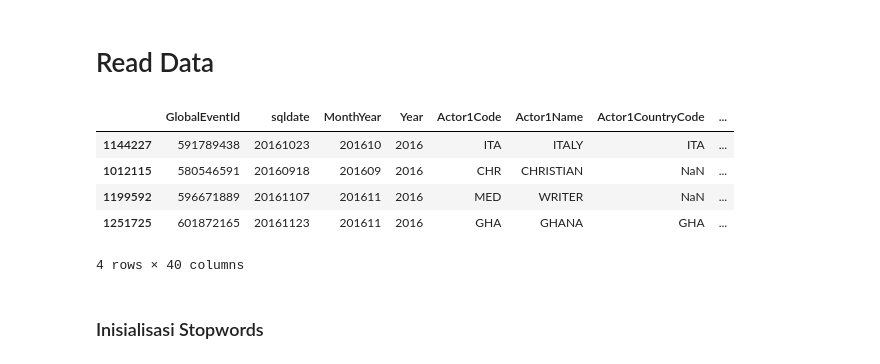
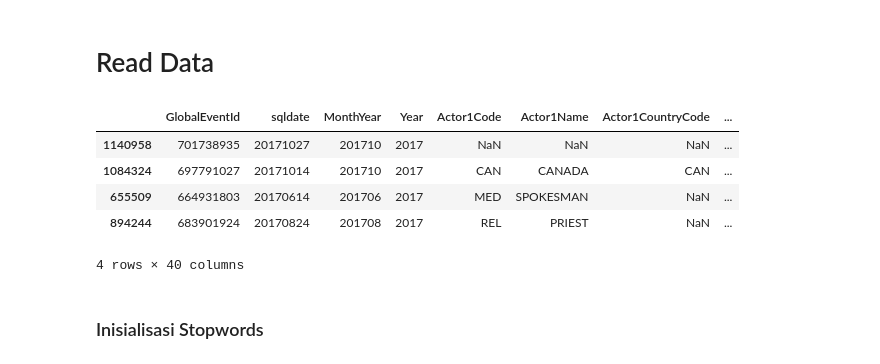
Before and after one commit to nikhilvenkatkumsetty/gdelt-2, a Jupyter notebook: Scraping Gdelt Newspaper.ipynb, the cells around one changed output. Saved outputs shown, nothing was run; the diff lists cells and outputs as text; code cells hidden in the pictures.

```diff
--- a/Scraping Gdelt Newspaper.ipynb
+++ b/Scraping Gdelt Newspaper.ipynb
@@ -38,16 +41,16 @@ header = ["GlobalEventId", "sqldate", "MonthYear","Year",
                "SOURCEURL"]
 # %%
 #ubah path_clean sesuai tempat clean di lokal
-path_clean = 'E:/digitalent/2016-clean.csv'
-#path_clean = 'E:/digitalent-project/csv/2017-clean.csv'
+#path_clean = 'E:/digitalent/2016-clean.csv'
+path_clean = 'E:/digitalent-project/csv/2017-clean.csv'
 data_gdelt = pd.read_csv(path_clean, delimiter = ',', encoding = "ISO-8859-1", names=header)
 data_gdelt.sample(4)
 # %% [output]
 |  | GlobalEventId | sqldate | MonthYear | Year | Actor1Code | Actor1Name | Actor1CountryCode | ... |
-| 1144227 | 591789438 | 20161023 | 201610 | 2016 | ITA | ITALY | ITA | ... |
-| 1012115 | 580546591 | 20160918 | 201609 | 2016 | CHR | CHRISTIAN | NaN | ... |
-| 1199592 | 596671889 | 20161107 | 201611 | 2016 | MED | WRITER | NaN | ... |
-| 1251725 | 601872165 | 20161123 | 201611 | 2016 | GHA | GHANA | GHA | ... |
+| 1140958 | 701738935 | 20171027 | 201710 | 2017 | NaN | NaN | NaN | ... |
+| 1084324 | 697791027 | 20171014 | 201710 | 2017 | CAN | CANADA | CAN | ... |
+| 655509 | 664931803 | 20170614 | 201706 | 2017 | MED | SPOKESMAN | NaN | ... |
+| 894244 | 683901924 | 20170824 | 201708 | 2017 | REL | PRIEST | NaN | ... |
 4 rows × 40 columns
 # %% [markdown]
 ### Inisialisasi Stopwords
```
Also changed, not shown: parts of 46 cells of this notebook.
